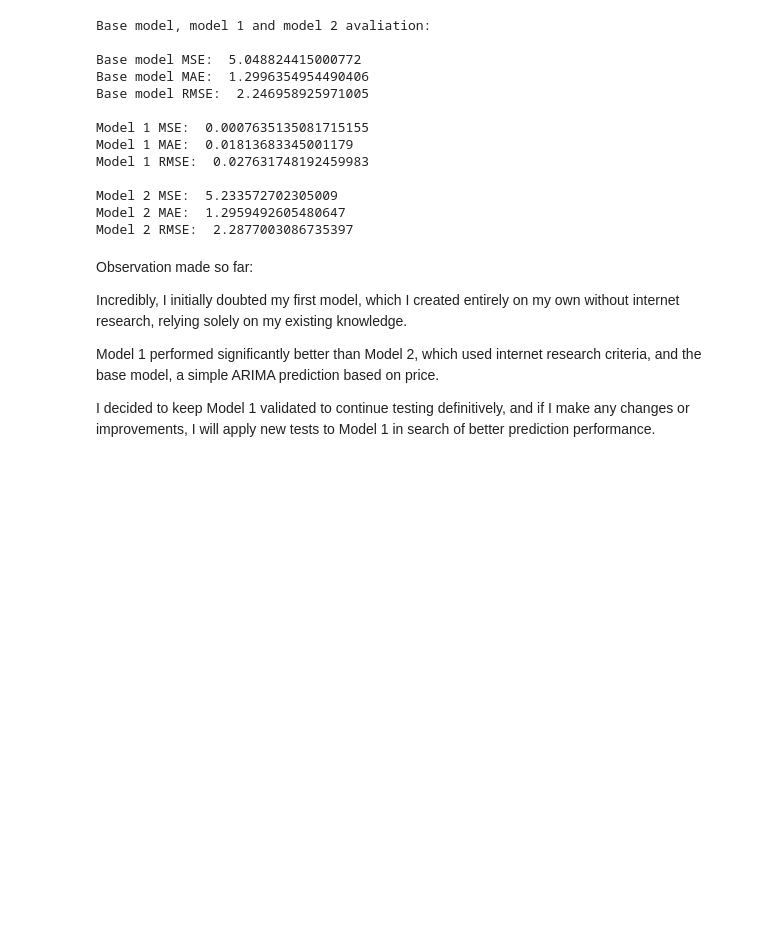
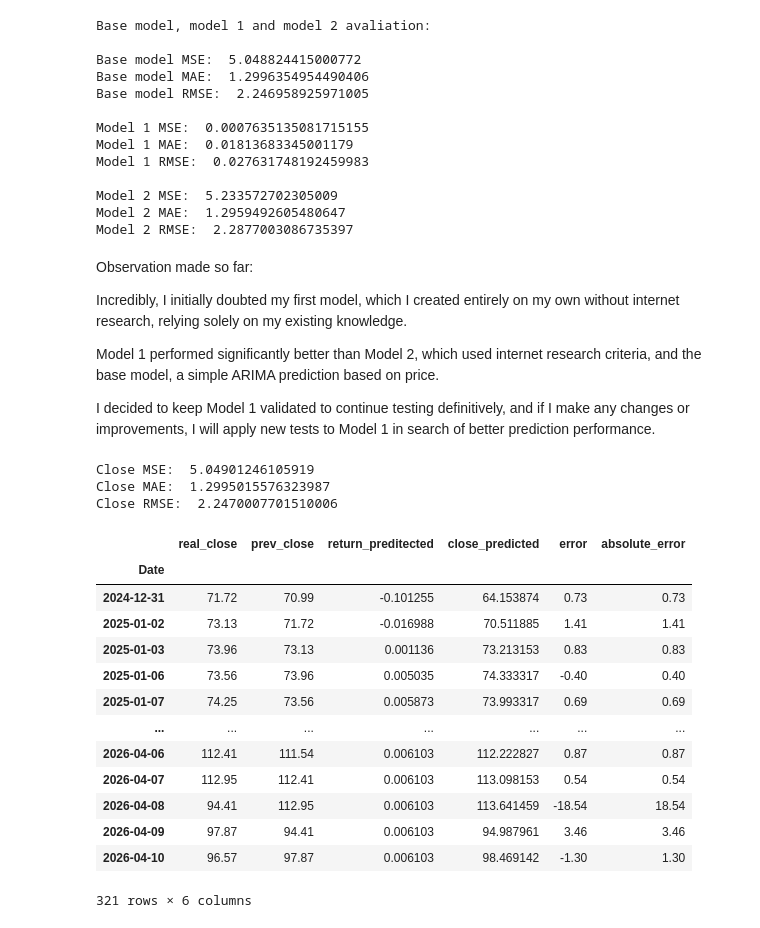
Before and after one commit to christiantommasi/public_tommasi_portfolio, a Jupyter notebook: 2_oil_crude_data_price/1_oil_crude.ipynb, the cells around one changed output. Cells and saved outputs as stored; diff of their text form; code cells hidden in the pictures; blank space fills up the shorter version.

```diff
--- a/2_oil_crude_data_price/1_oil_crude.ipynb
+++ b/2_oil_crude_data_price/1_oil_crude.ipynb
@@ -850,0 +880,25 @@ I decided to keep Model 1 validated to continue testing definitively, and if I m
+# %%
+print('Close MSE: ', mse_close)
+print('Close MAE: ', mae_close)
+print('Close RMSE: ', rmse_close)
+# %% [output]
+Close MSE:  5.04901246105919
+Close MAE:  1.2995015576323987
+Close RMSE:  2.2470007701510006
+# %%
+comparison_close_real_prices
+# %% [output]
+|  | real_close | prev_close | return_preditected | close_predicted | error | absolute_error |
+| Date |  |  |  |  |  |  |
+| 2024-12-31 | 71.72 | 70.99 | -0.101255 | 64.153874 | 0.73 | 0.73 |
+| 2025-01-02 | 73.13 | 71.72 | -0.016988 | 70.511885 | 1.41 | 1.41 |
+| 2025-01-03 | 73.96 | 73.13 | 0.001136 | 73.213153 | 0.83 | 0.83 |
+| 2025-01-06 | 73.56 | 73.96 | 0.005035 | 74.333317 | -0.40 | 0.40 |
+| 2025-01-07 | 74.25 | 73.56 | 0.005873 | 73.993317 | 0.69 | 0.69 |
+| ... | ... | ... | ... | ... | ... | ... |
+| 2026-04-06 | 112.41 | 111.54 | 0.006103 | 112.222827 | 0.87 | 0.87 |
+| 2026-04-07 | 112.95 | 112.41 | 0.006103 | 113.098153 | 0.54 | 0.54 |
+| 2026-04-08 | 94.41 | 112.95 | 0.006103 | 113.641459 | -18.54 | 18.54 |
+| 2026-04-09 | 97.87 | 94.41 | 0.006103 | 94.987961 | 3.46 | 3.46 |
+| 2026-04-10 | 96.57 | 97.87 | 0.006103 | 98.469142 | -1.30 | 1.30 |
+321 rows × 6 columns
```
Also changed, not shown: parts of 16 cells of this notebook.
